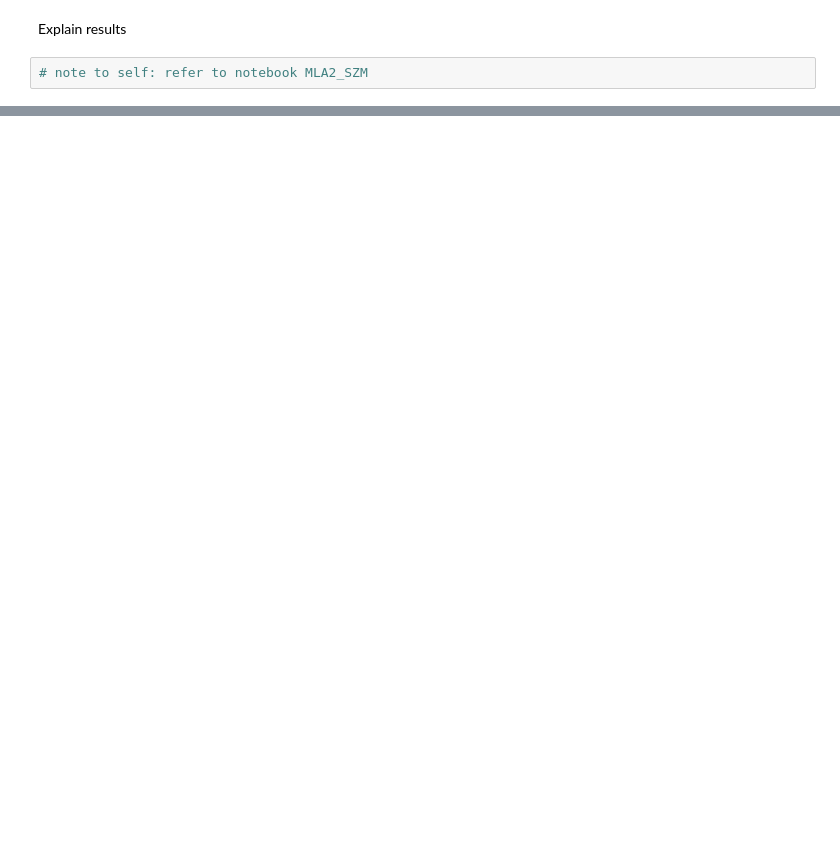
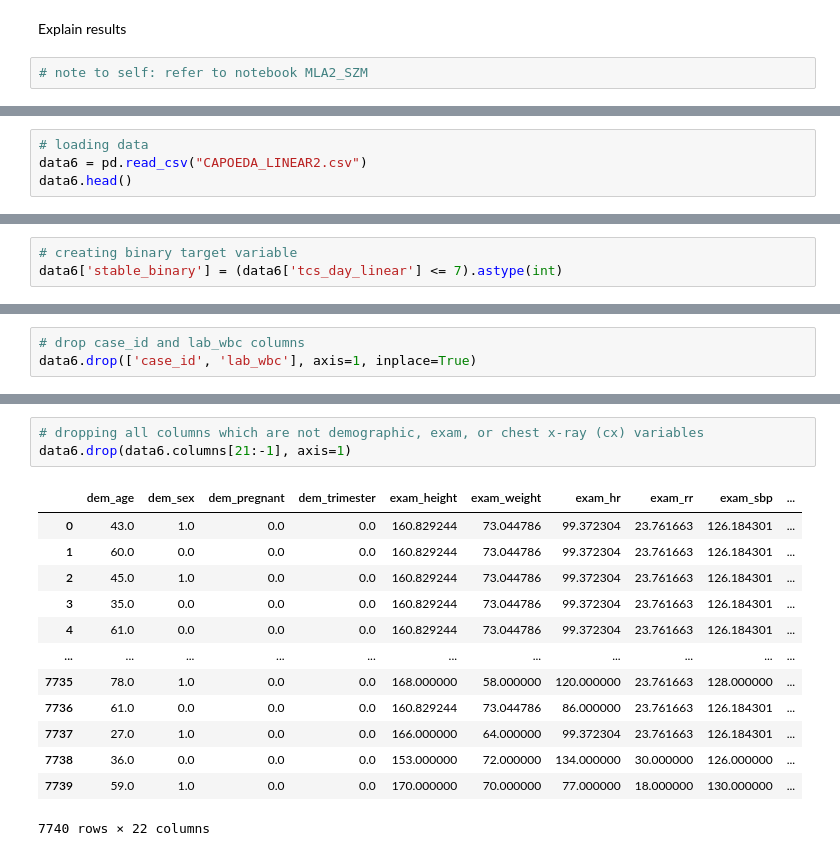
Before and after one commit to Nikola671/DS-450-01_Spring26_Team_Pineapple, a Jupyter notebook: Team Mini Project 2 - CAPO/CapoEDA.ipynb, the cells around one changed output, grey strips where cells are left out. Saved outputs shown, nothing was run; the diff lists cells and outputs as text; blank space fills up the shorter version.

```diff
--- a/Team Mini Project 2 - CAPO/CapoEDA.ipynb
+++ b/Team Mini Project 2 - CAPO/CapoEDA.ipynb
@@ -410,0 +429,4 @@ Explain results
+# %%
+# loading data
+data6 = pd.read_csv("CAPOEDA_LINEAR2.csv")
+data6.head()
@@ -410,0 +441,3 @@ Explain results
+# %%
+# creating binary target variable
+data6['stable_binary'] = (data6['tcs_day_linear'] <= 7).astype(int)
@@ -410,0 +460,3 @@ Explain results
+# %%
+# drop case_id and lab_wbc columns
+data6.drop(['case_id', 'lab_wbc'], axis=1, inplace=True)
@@ -410,0 +478,17 @@ Explain results
+# %%
+# dropping all columns which are not demographic, exam, or chest x-ray (cx) variables
+data6.drop(data6.columns[21:-1], axis=1)
+# %% [output]
+|  | dem_age | dem_sex | dem_pregnant | dem_trimester | exam_height | exam_weight | exam_hr | exam_rr | exam_sbp | ... |
+| 0 | 43.0 | 1.0 | 0.0 | 0.0 | 160.829244 | 73.044786 | 99.372304 | 23.761663 | 126.184301 | ... |
+| 1 | 60.0 | 0.0 | 0.0 | 0.0 | 160.829244 | 73.044786 | 99.372304 | 23.761663 | 126.184301 | ... |
+| 2 | 45.0 | 1.0 | 0.0 | 0.0 | 160.829244 | 73.044786 | 99.372304 | 23.761663 | 126.184301 | ... |
+| 3 | 35.0 | 0.0 | 0.0 | 0.0 | 160.829244 | 73.044786 | 99.372304 | 23.761663 | 126.184301 | ... |
+| 4 | 61.0 | 0.0 | 0.0 | 0.0 | 160.829244 | 73.044786 | 99.372304 | 23.761663 | 126.184301 | ... |
+| ... | ... | ... | ... | ... | ... | ... | ... | ... | ... | ... |
+| 7735 | 78.0 | 1.0 | 0.0 | 0.0 | 168.000000 | 58.000000 | 120.000000 | 23.761663 | 128.000000 | ... |
+| 7736 | 61.0 | 0.0 | 0.0 | 0.0 | 160.829244 | 73.044786 | 86.000000 | 23.761663 | 126.184301 | ... |
+| 7737 | 27.0 | 1.0 | 0.0 | 0.0 | 166.000000 | 64.000000 | 99.372304 | 23.761663 | 126.184301 | ... |
+| 7738 | 36.0 | 0.0 | 0.0 | 0.0 | 153.000000 | 72.000000 | 134.000000 | 30.000000 | 126.000000 | ... |
+| 7739 | 59.0 | 1.0 | 0.0 | 0.0 | 170.000000 | 70.000000 | 77.000000 | 18.000000 | 130.000000 | ... |
+7740 rows × 22 columns
```
Also changed, not shown: parts of 26 cells of this notebook.
